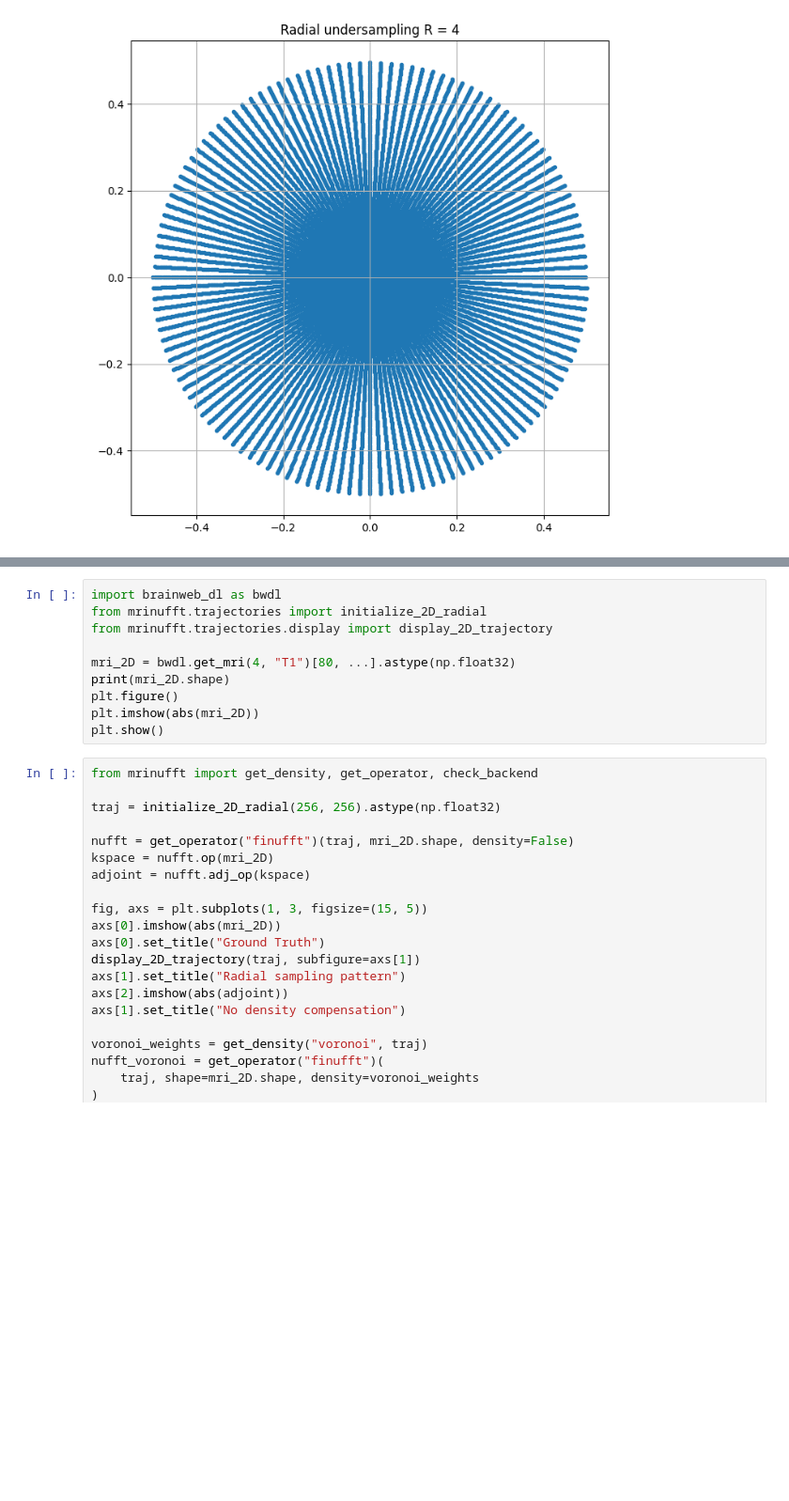
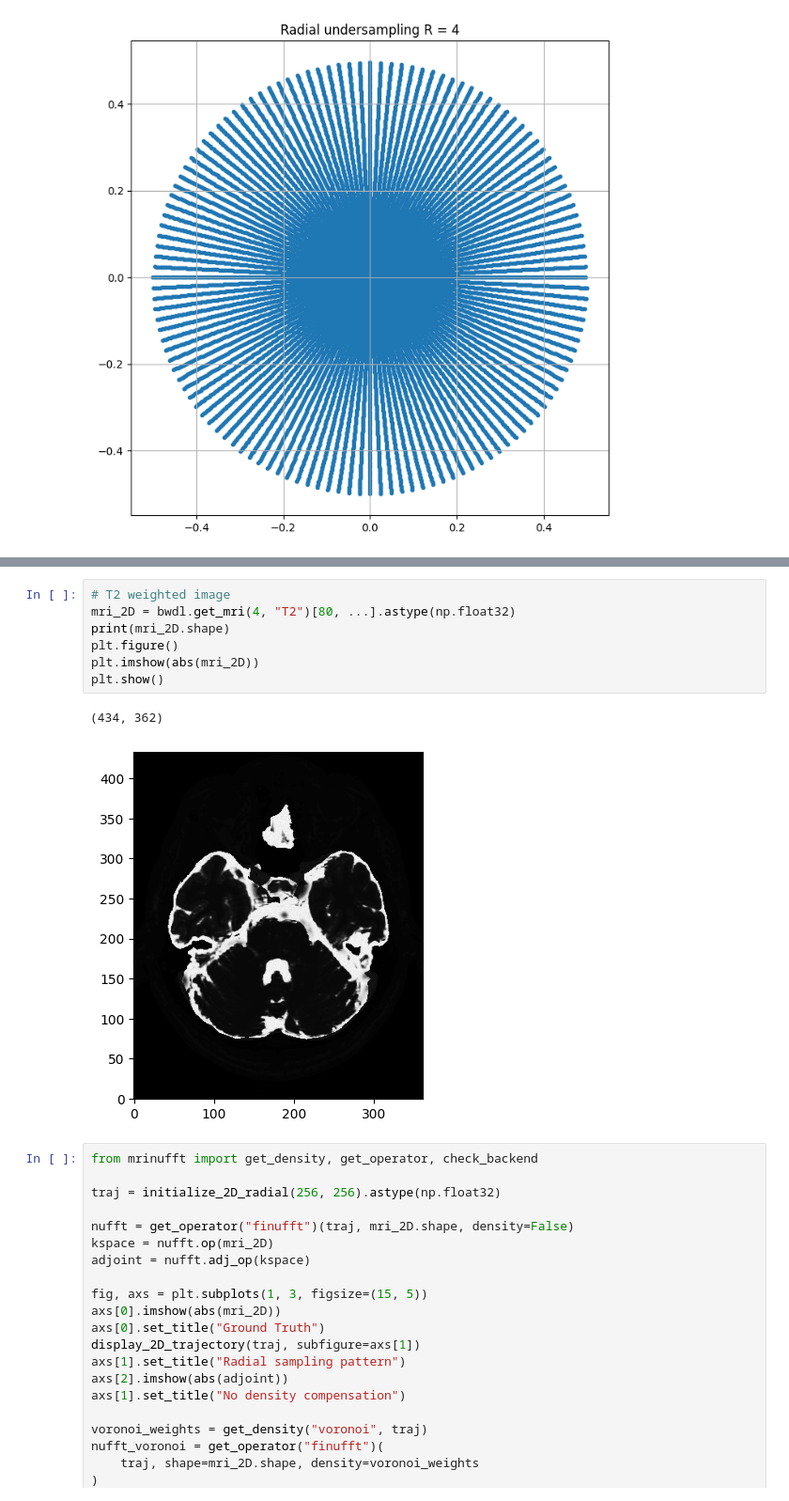
Before and after one commit to mind-inria/mri-acq-recon-book, a Jupyter notebook: src/05.Radial_undersampling.ipynb, the cells around one changed output, grey strips where cells are left out. Shown at 94% size. Saved outputs shown, nothing was run; the diff lists cells and outputs as text; blank space fills up the shorter version.

```diff
--- a/src/05.Radial_undersampling.ipynb
+++ b/src/05.Radial_undersampling.ipynb
@@ -149,13 +150,13 @@ plt.show()
 # %%
-import brainweb_dl as bwdl
-from mrinufft.trajectories import initialize_2D_radial
-from mrinufft.trajectories.display import display_2D_trajectory
-
-mri_2D = bwdl.get_mri(4, "T1")[80, ...].astype(np.float32)
+# T2 weighted image
+mri_2D = bwdl.get_mri(4, "T2")[80, ...].astype(np.float32)
 print(mri_2D.shape)
 plt.figure()
 plt.imshow(abs(mri_2D))
 plt.show()
+# %% [output]
+(434, 362)
+[figure, added]
 # %%
 from mrinufft import get_density, get_operator, check_backend
 
```
Also changed, not shown: parts of 4 cells of this notebook.
